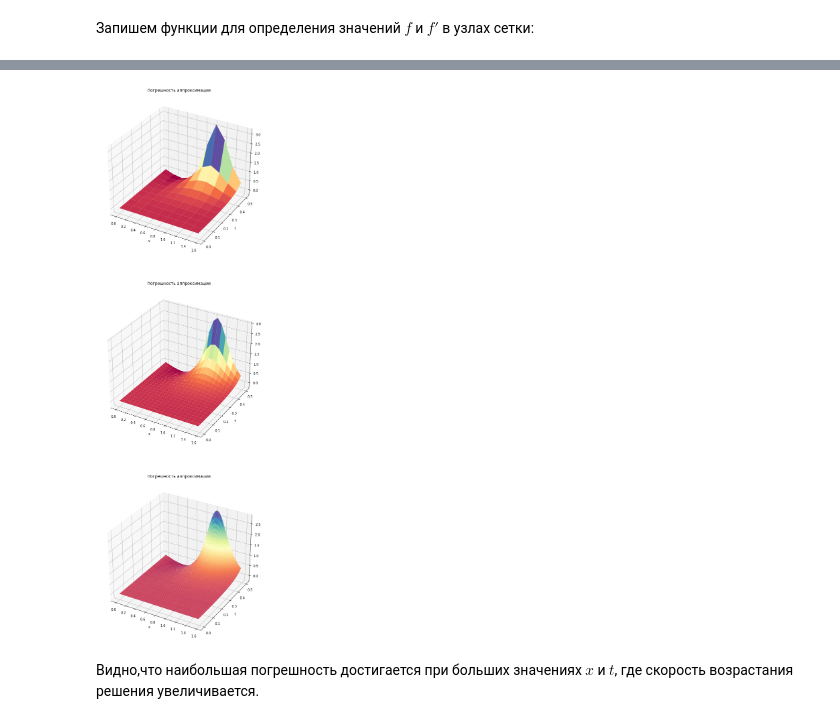
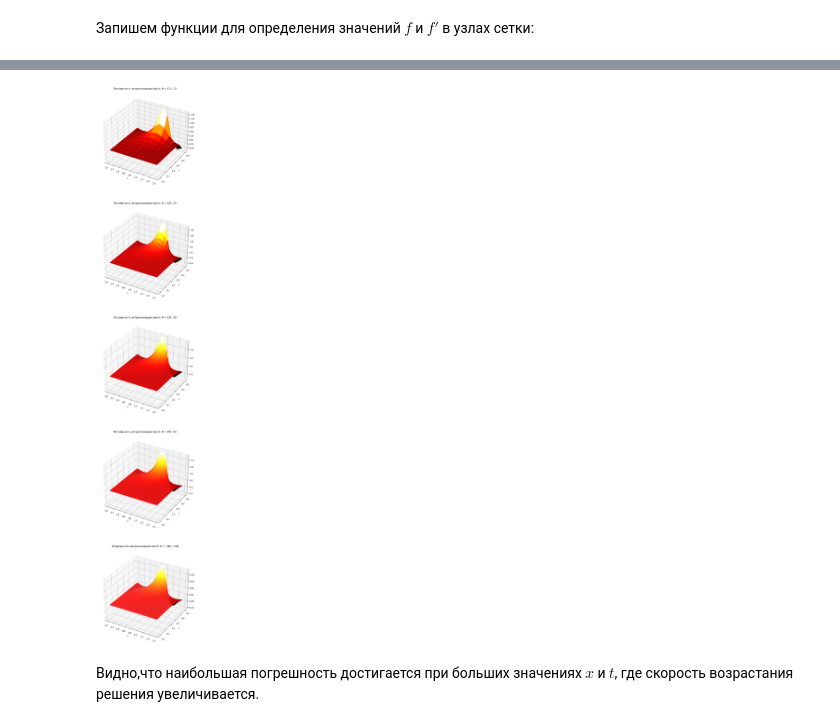
Before and after one commit to fisherj1/OMM, a Jupyter notebook: OMM1.ipynb, the cells around one changed output, grey strips where cells are left out. Cells and saved outputs as stored; diff of their text form; code cells hidden in the pictures.

```diff
--- a/OMM1.ipynb
+++ b/OMM1.ipynb
@@ -237,5 +238,4 @@ def f(n, m_up):
 # %%
-def df(np1, mp1):
-    m = mp1-1
-    return (1/tau+2*m*tau/h-3*2*m*tau*u[np1][mp1])
+def df(n, m_up, tau):
+    return (1/tau+2*m_up*tau/h-6*m_up*tau*u[n][m_up])
 # %% [markdown]
@@ -247,11 +247,11 @@ x_end = pi/2
 t_start = 0
 t_end = 0.5
 
-steps = [(10, 10), (20, 20), (100, 100)]
+steps = [(10, 10), (20, 20), (30, 30), (50, 50), (100, 100)]
 num_sol = []
-N, M = 10, 10
 num = 1
-fig= plt.figure(figsize=(20,30))
+first = 1
+fig= plt.figure(figsize=(20,len(steps)*10))
 for k, step in enumerate(steps):
     N, M = step
     tau = t_end/(M) # шаги
@@ -263,13 +263,20 @@ for k, step in enumerate(steps):
         u[n][0] = 2*sin(2*x[n]) # начальные условия
     for m in range(0,M):
         u[0][m] = -2*sin(2*t[m]**2)/(1+3*t[m]**2*sin(2*t[m]**2)) # граничные условия
-    for m in np.arange(M-1):
-        for n in np.arange(N-1):
+    for m in np.arange(0,M-1):
+        for n in np.arange(0, N-1):
             eps = epsilon + 1;
             while eps > epsilon:
-                delta = f(m+1, n+1)/der_f1(m+1, n+1)
-                u[m+1][n+1] = u[m+1][n+1] - delta
+                delta = f(n+1, m+1, tau)/df(n+1, m+1, tau)
+                u[n+1][m+1] = u[n+1][m+1] - delta
+                if first:
+                  delta = f(n+1, m, tau)/df(n+1, m, tau)
+                  u[n+1][m+1] = u[n+1][m] - delta
+                  first = 0
                 eps = np.abs(delta)
+                #print(eps, )
+                #print(m, n, eps)
+
     tm = np.linspace(t_start,t_end,M)
     xn= np.linspace(x_start,x_end,N)
     t, x = np.meshgrid(tm, xn)
@@ -295,31 +302,39 @@ plt.show()
 
 $u(x_n,t_m)-U_{n}^{m}$
 # %%
-fig = plt.figure(figsize=(20,30))
+hs = []
+taus = []
+mean_error = []
+max_error = []
+fig = plt.figure(figsize=(20, len(steps)*10))
 for k, step in enumerate(steps):
-    M, N = step
+    N, M = step
     t1 = np.linspace(t_start,t_end, M)
     x1 = np.linspace(x_start,x_end,N)
     u1 = np.zeros((N, M), dtype=float)
     for n in range(0, N):
         for m in range(0, M):
             u1[n][m] = 2*sin(2*(x1[n]-t1[m]**2))/(1-3*t1[m]**2*sin(2*(x1[n]-t1[m]**2)))
     t1, x1 = np.meshgrid(t1, x1)
 
     v = np.zeros((N, M), dtype=float)
     for n in range(0, N):
         for m in range(0, M):
             v[n][m] = u1[n][m]-num_sol[k][2][n][m]
+    mean_error.append(np.mean(v))
+    max_error.append(np.amax(v))
+    hs.append(1/2/N)
+    taus.append(pi/2/M)
     tn = np.linspace(t_start,t_end,M)
     xm = np.linspace(x_start,x_end,N)
     T, X = np.meshgrid(tn, xm)
     ax = fig.add_subplot(len(steps), 1, k+1, projection='3d')
-    ax.plot_surface(X, T, v,rstride=1, cstride=1, cmap = cm.Spectral)
+    ax.plot_surface(X, T, v,rstride=1, cstride=1, cmap = cm.hot)
     plt.xlabel('x')
     plt.ylabel('t')
-    plt.title('Погрешность аппроксимации')
+    plt.title('Погрешность аппроксимации при N, M = '+str(step))
 plt.show()
 # %% [output]
-[figure, old version]
+[figure, new version]
 # %% [markdown]
 Видно,что наибольшая погрешность достигается при больших значениях $x$ и $t$, где скорость возрастания решения увеличивается.
```
Also changed, not shown: parts of 18 cells of this notebook.
